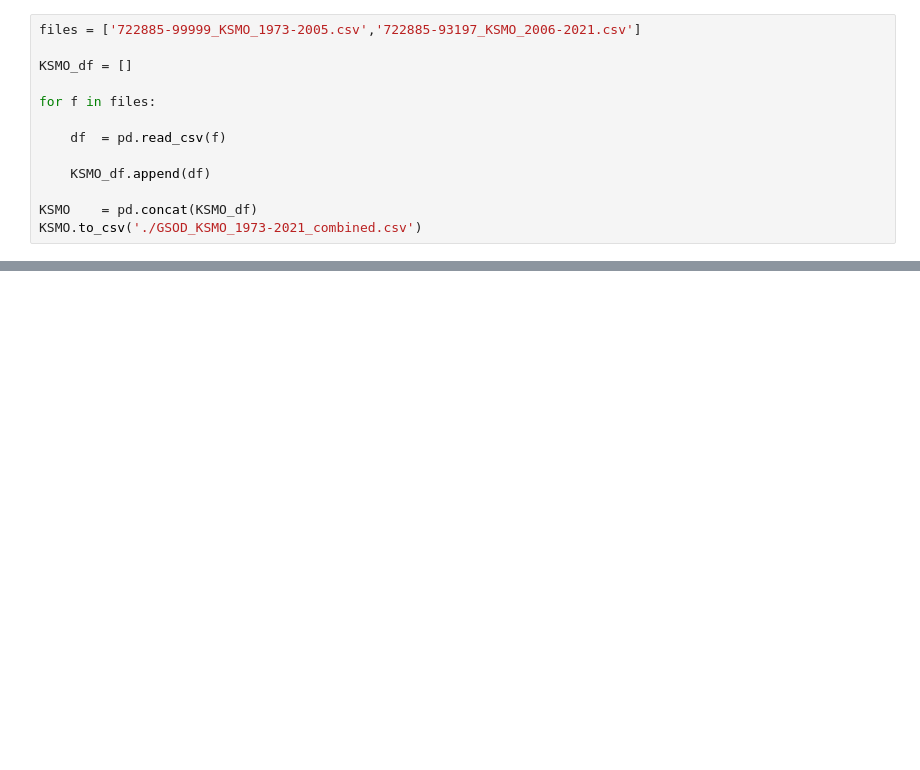
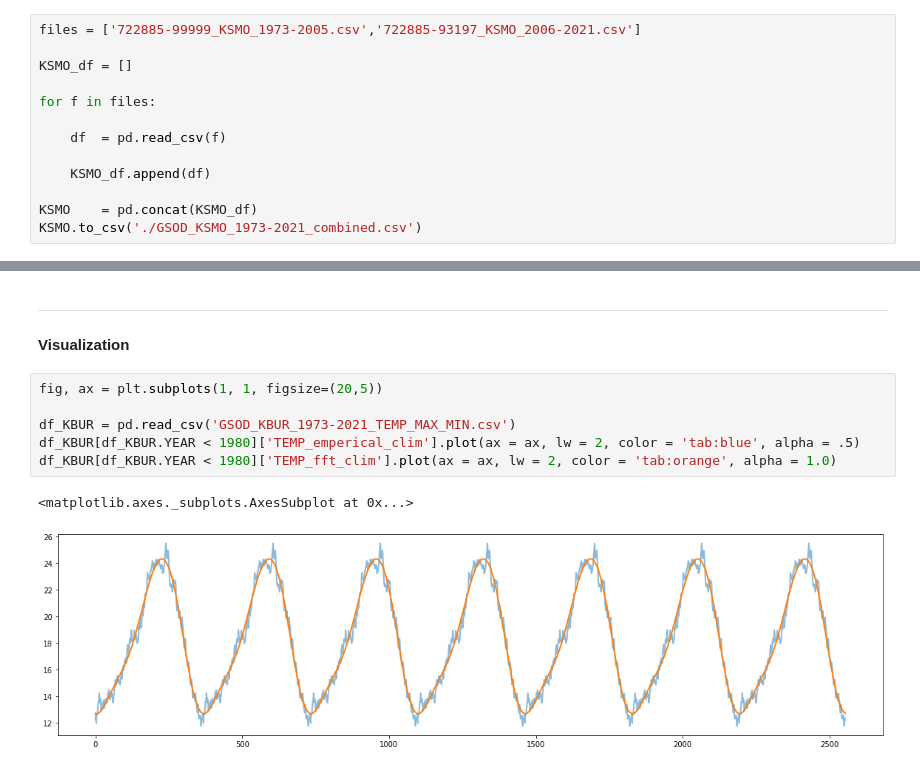
Before and after one commit to wenwenkong/random_collection_python, a Jupyter notebook: GSOD_cleaning.ipynb, the cells around one changed output, grey strips where cells are left out. Cells and saved outputs as stored; diff of their text form; blank space fills up the shorter version.

```diff
--- a/GSOD_cleaning.ipynb
+++ b/GSOD_cleaning.ipynb
@@ -342,0 +493,12 @@ DatetimeIndex(['2014-08-24'], dtype='datetime64[ns]', freq=None)
+# %% [markdown]
+---
+#### Visualization
+# %%
+fig, ax = plt.subplots(1, 1, figsize=(20,5))
+
+df_KBUR = pd.read_csv('GSOD_KBUR_1973-2021_TEMP_MAX_MIN.csv')
+df_KBUR[df_KBUR.YEAR < 1980]['TEMP_emperical_clim'].plot(ax = ax, lw = 2, color = 'tab:blue', alpha = .5)
+df_KBUR[df_KBUR.YEAR < 1980]['TEMP_fft_clim'].plot(ax = ax, lw = 2, color = 'tab:orange', alpha = 1.0)
+# %% [output]
+<matplotlib.axes._subplots.AxesSubplot at 0x...>
+[figure, added]
```
Also changed, not shown: parts of 22 cells of this notebook.
